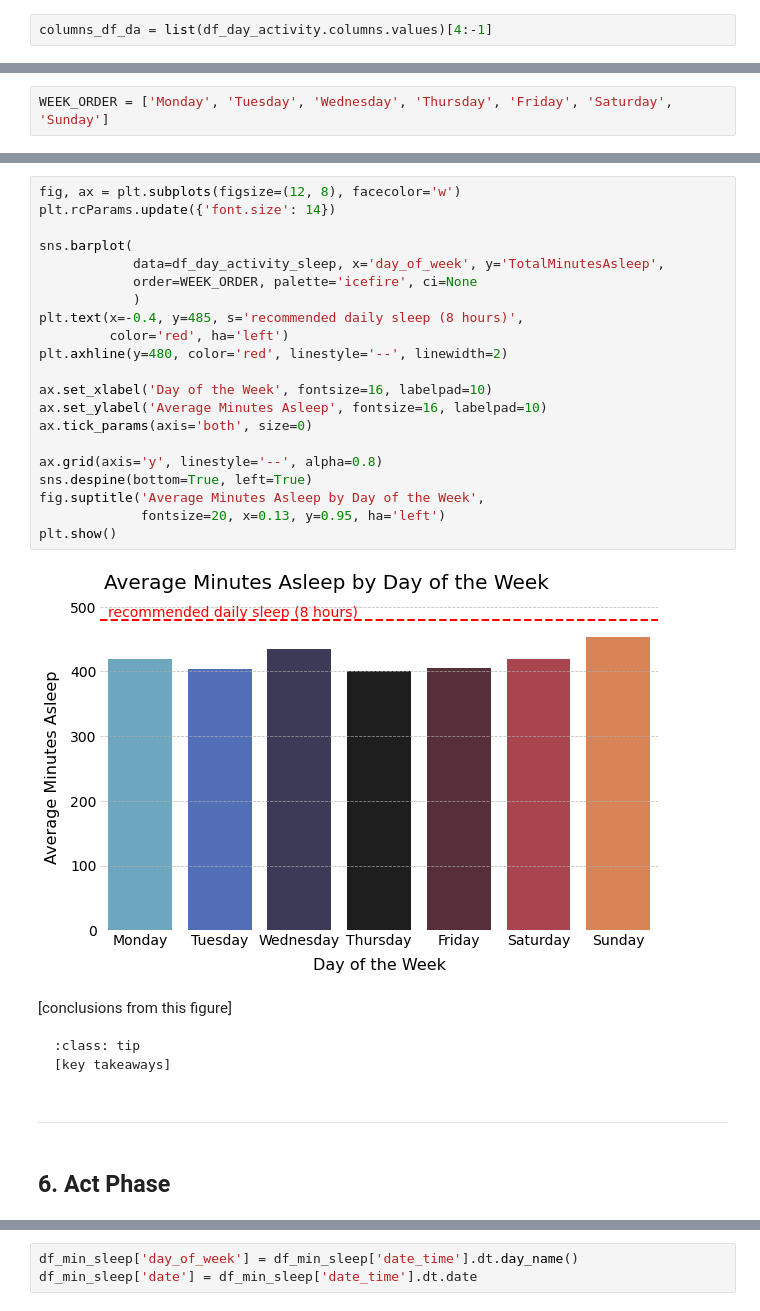
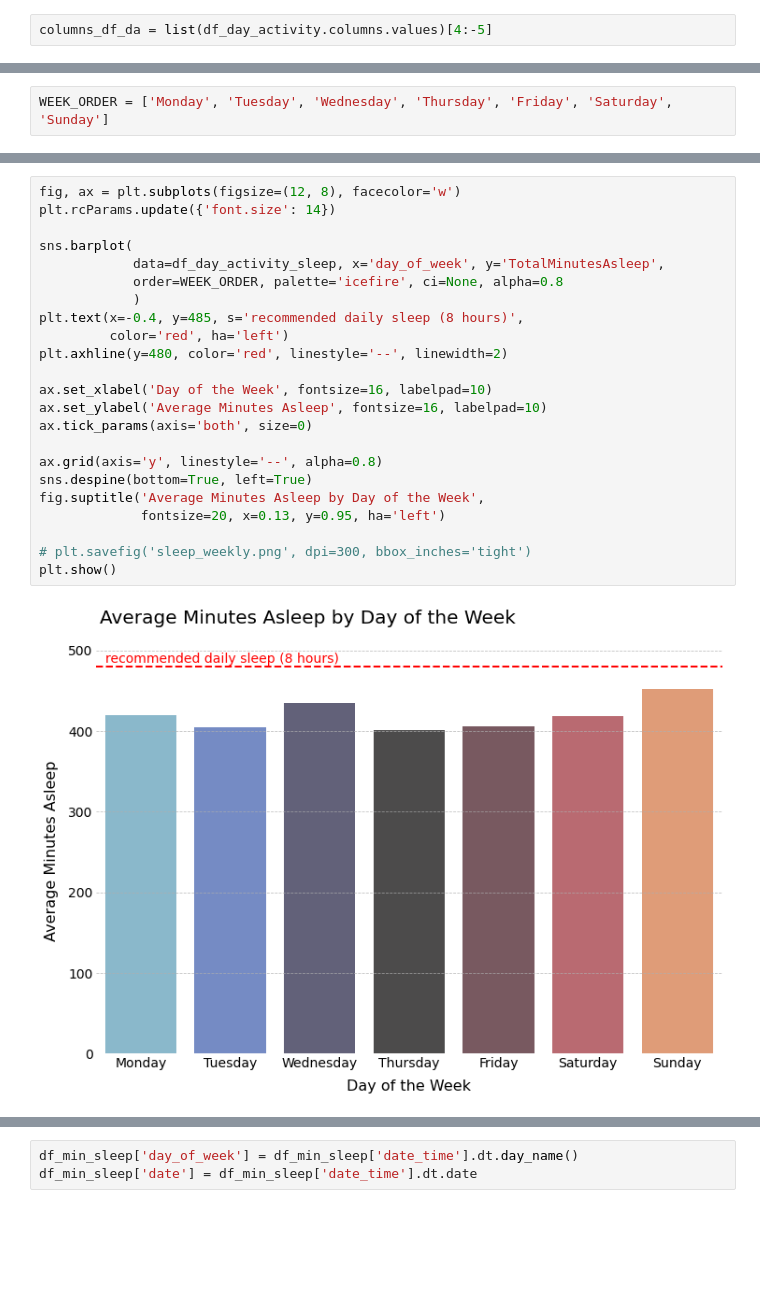
Before and after one commit to fahm1/portfolio, a Jupyter notebook: portfolio-book/_build/jupyter_execute/bellabeat_case_study/bellabeat_analysis.ipynb, the cells around one changed output, grey strips where cells are left out. Saved outputs shown, nothing was run; the diff lists cells and outputs as text; blank space fills up the shorter version.

````diff
--- a/portfolio-book/_build/jupyter_execute/bellabeat_case_study/bellabeat_analysis.ipynb
+++ b/portfolio-book/_build/jupyter_execute/bellabeat_case_study/bellabeat_analysis.ipynb
@@ -371,7 +373,7 @@ df_day_activity:
         Columns: ['Id', 'ActivityDate', 'TotalSteps', 'TotalDistance', 'TrackerDistance', 'LoggedActivitiesDistance', 'VeryActiveDistance', 'ModeratelyActiveDistance', 'LightActiveDistance', 'Sedentar ...
         Shape: (940, 15)
 # %%
-columns_df_da = list(df_day_activity.columns.values)[4:-1]
+columns_df_da = list(df_day_activity.columns.values)[4:-5]
 # %%
 df_day_activity = df_day_activity.rename(columns={'ActivityDate': 'date', 'Id': 'id'})\
                                  .drop(columns=columns_df_da)
@@ -710,35 +728,25 @@ plt.show()
 # %%
 fig, ax = plt.subplots(figsize=(12, 8), facecolor='w')
 plt.rcParams.update({'font.size': 14})
 
 sns.barplot(
             data=df_day_activity_sleep, x='day_of_week', y='TotalMinutesAsleep',
-            order=WEEK_ORDER, palette='icefire', ci=None
+            order=WEEK_ORDER, palette='icefire', ci=None, alpha=0.8
             )
 plt.text(x=-0.4, y=485, s='recommended daily sleep (8 hours)',
          color='red', ha='left')
 plt.axhline(y=480, color='red', linestyle='--', linewidth=2)
 
 ax.set_xlabel('Day of the Week', fontsize=16, labelpad=10)
 ax.set_ylabel('Average Minutes Asleep', fontsize=16, labelpad=10)
 ax.tick_params(axis='both', size=0)
 
 ax.grid(axis='y', linestyle='--', alpha=0.8)
 sns.despine(bottom=True, left=True)
 fig.suptitle('Average Minutes Asleep by Day of the Week',
              fontsize=20, x=0.13, y=0.95, ha='left')
+
+# plt.savefig('sleep_weekly.png', dpi=300, bbox_inches='tight')
 plt.show()
 # %% [output]
-[figure, old version]
+[figure, new version]
-# %% [markdown]
-[conclusions from this figure]
-
-```{admonition} Key Takeaways:
-:class: tip
-[key takeaways]
-```
-# %% [markdown]
----
-# %% [markdown]
-## 6. Act Phase
-<!-- <a name='Act-Phase'></a><h3 style="color:#FA8072">6. Act Phase:</h3> -->
````
Also changed, not shown: parts of 81 cells of this notebook, 58 other files.
